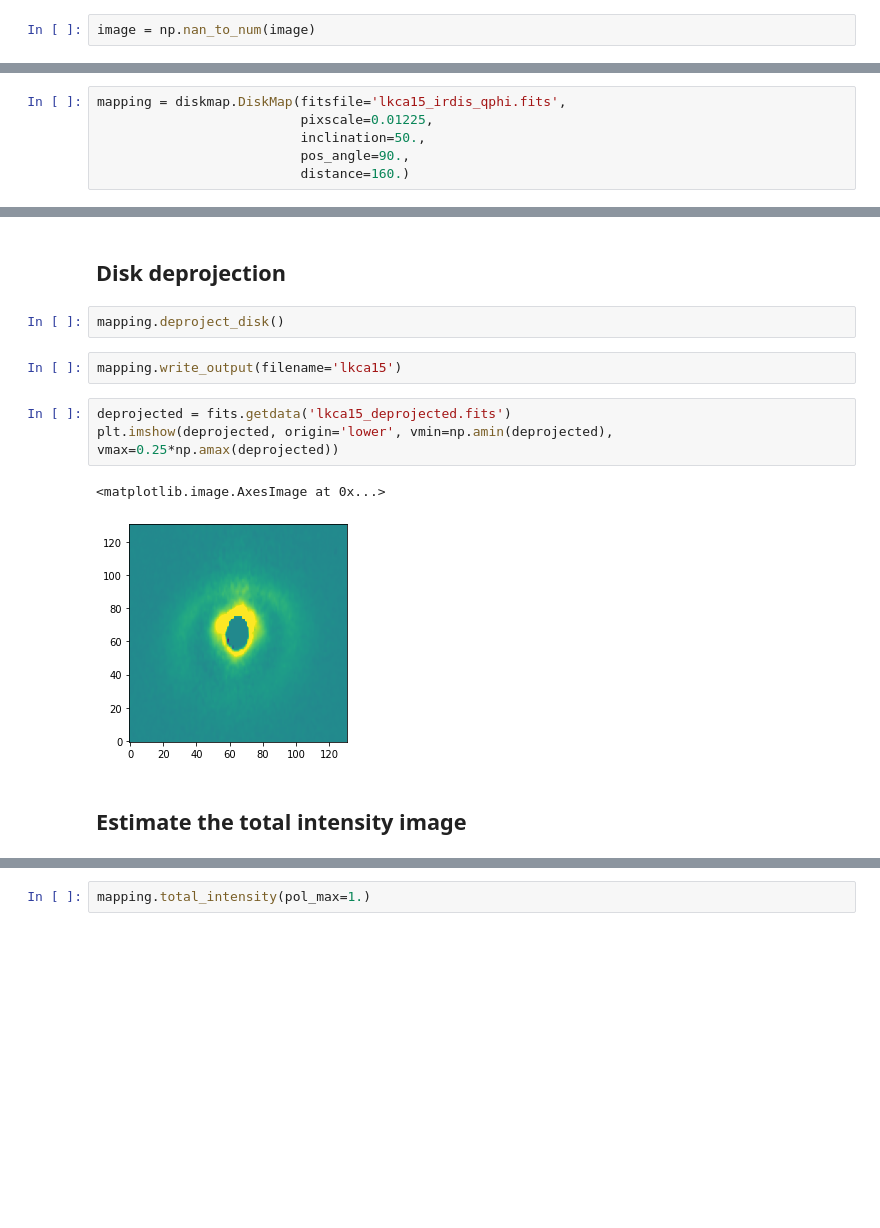
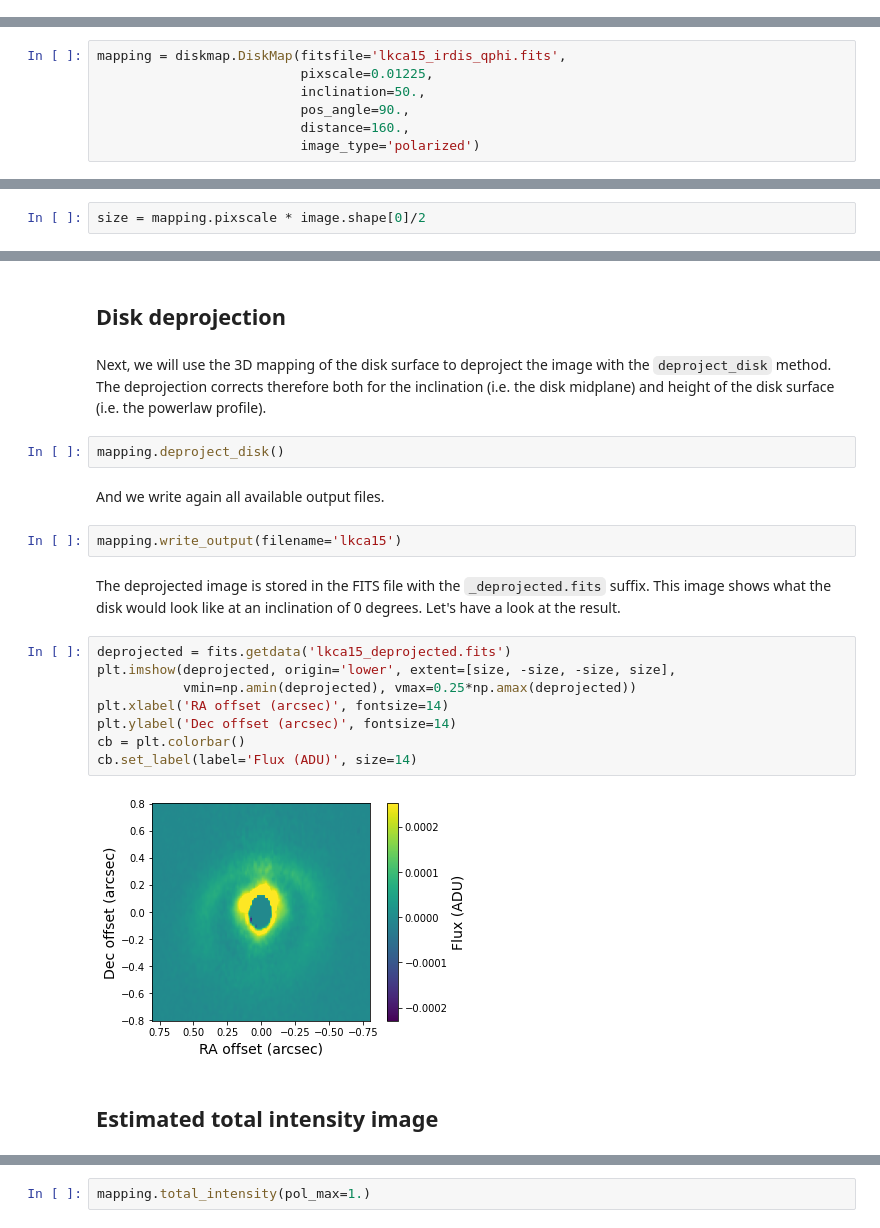
Before and after one commit to tomasstolker/diskmap, a Jupyter notebook: docs/tutorial.ipynb, the cells around one changed output, grey strips where cells are left out. Saved outputs shown, nothing was run; the diff lists cells and outputs as text; blank space fills up the shorter version.

Commit message:
Added image_type parameter, refactored part of deproject_disk into sort_disk method, output of phase_function depends on image_type, created logo, updated documentation and tutorial

```diff
--- a/docs/tutorial.ipynb
+++ b/docs/tutorial.ipynb
@@ -30,3 +27 @@ We convert the NaNs from the masked region to zeros:
-# %%
-image = np.nan_to_num(image)
 # %% [markdown]
@@ -45,5 +40,6 @@ mapping = diskmap.DiskMap(fitsfile='lkca15_irdis_qphi.fits',
                           pixscale=0.01225,
                           inclination=50.,
                           pos_angle=90.,
-                          distance=160.)
+                          distance=160.,
+                          image_type='polarized')
 # %% [markdown]
@@ -60 +64,3 @@ mapping.write_output(filename='lkca15')
+# %%
+size = mapping.pixscale * image.shape[0]/2
 # %% [markdown]
@@ -88,14 +109,24 @@ plt.imshow(r2_scaled, origin='lower')
 # %% [markdown]
 ## Disk deprojection
+# %% [markdown]
+Next, we will use the 3D mapping of the disk surface to deproject the image with the `deproject_disk` method. The deprojection corrects therefore both for the inclination (i.e. the disk midplane) and height of the disk surface (i.e. the powerlaw profile).
 # %%
 mapping.deproject_disk()
+# %% [markdown]
+And we write again all available output files.
 # %%
 mapping.write_output(filename='lkca15')
+# %% [markdown]
+The deprojected image is stored in the FITS file with the `_deprojected.fits` suffix. This image shows what the disk would look like at an inclination of 0 degrees. Let's have a look at the result.
 # %%
 deprojected = fits.getdata('lkca15_deprojected.fits')
-plt.imshow(deprojected, origin='lower', vmin=np.amin(deprojected), vmax=0.25*np.amax(deprojected))
+plt.imshow(deprojected, origin='lower', extent=[size, -size, -size, size],
+           vmin=np.amin(deprojected), vmax=0.25*np.amax(deprojected))
+plt.xlabel('RA offset (arcsec)', fontsize=14)
+plt.ylabel('Dec offset (arcsec)', fontsize=14)
+cb = plt.colorbar()
+cb.set_label(label='Flux (ADU)', size=14)
 # %% [output]
-<matplotlib.image.AxesImage at 0x...>
-[figure, old version]
+[figure, new version]
 # %% [markdown]
-## Estimate the total intensity image
+## Estimated total intensity image
```
Also changed, not shown: parts of 42 cells of this notebook, 10 other files.
